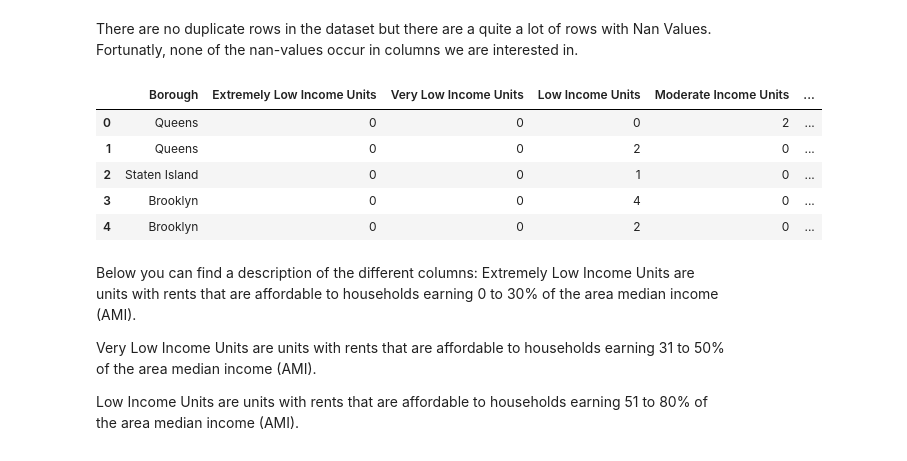
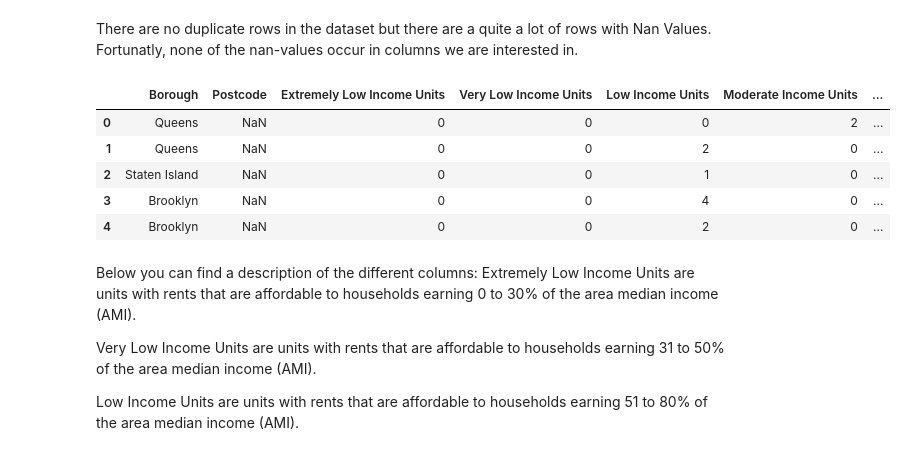
Before and after one commit to ThibauldBraet/Whos-your-data, a Jupyter notebook: Housing.ipynb, the cells around one changed output. Drawn from its saved outputs; the diff is of its cells as text; code cells hidden in the pictures.

```diff
--- a/Housing.ipynb
+++ b/Housing.ipynb
@@ -88,16 +88,16 @@ Number of duplicate rows: 0
 There are no duplicate rows in the dataset but there are a quite a lot of rows with Nan Values. Fortunatly, none of the nan-values occur in columns we are interested in.
 # %%
 #We are only interested in the folowing columns
-features = ['Borough', 'Extremely Low Income Units', 'Very Low Income Units', 'Low Income Units', 'Moderate Income Units', 'Middle Income Units', 'Other Income Units', 'Total Units']
+features = ['Borough','Postcode', 'Extremely Low Income Units', 'Very Low Income Units', 'Low Income Units', 'Moderate Income Units', 'Middle Income Units', 'Other Income Units', 'Total Units']
 housing_data = housing_data[features]
 housing_data.head()
 # %% [output]
-|  | Borough | Extremely Low Income Units | Very Low Income Units | Low Income Units | Moderate Income Units | ... |
-| 0 | Queens | 0 | 0 | 0 | 2 | ... |
-| 1 | Queens | 0 | 0 | 2 | 0 | ... |
-| 2 | Staten Island | 0 | 0 | 1 | 0 | ... |
-| 3 | Brooklyn | 0 | 0 | 4 | 0 | ... |
-| 4 | Brooklyn | 0 | 0 | 2 | 0 | ... |
+|  | Borough | Postcode | Extremely Low Income Units | Very Low Income Units | Low Income Units | Moderate Income Units | ... |
+| 0 | Queens | NaN | 0 | 0 | 0 | 2 | ... |
+| 1 | Queens | NaN | 0 | 0 | 2 | 0 | ... |
+| 2 | Staten Island | NaN | 0 | 0 | 1 | 0 | ... |
+| 3 | Brooklyn | NaN | 0 | 0 | 4 | 0 | ... |
+| 4 | Brooklyn | NaN | 0 | 0 | 2 | 0 | ... |
 # %% [markdown]
 Below you can find a description of the different columns:
 Extremely Low Income Units are units with rents that are affordable to households earning 0 to 30% of the area median income (AMI).
```
Also changed, not shown: parts of 6 cells of this notebook, 1 other file.
